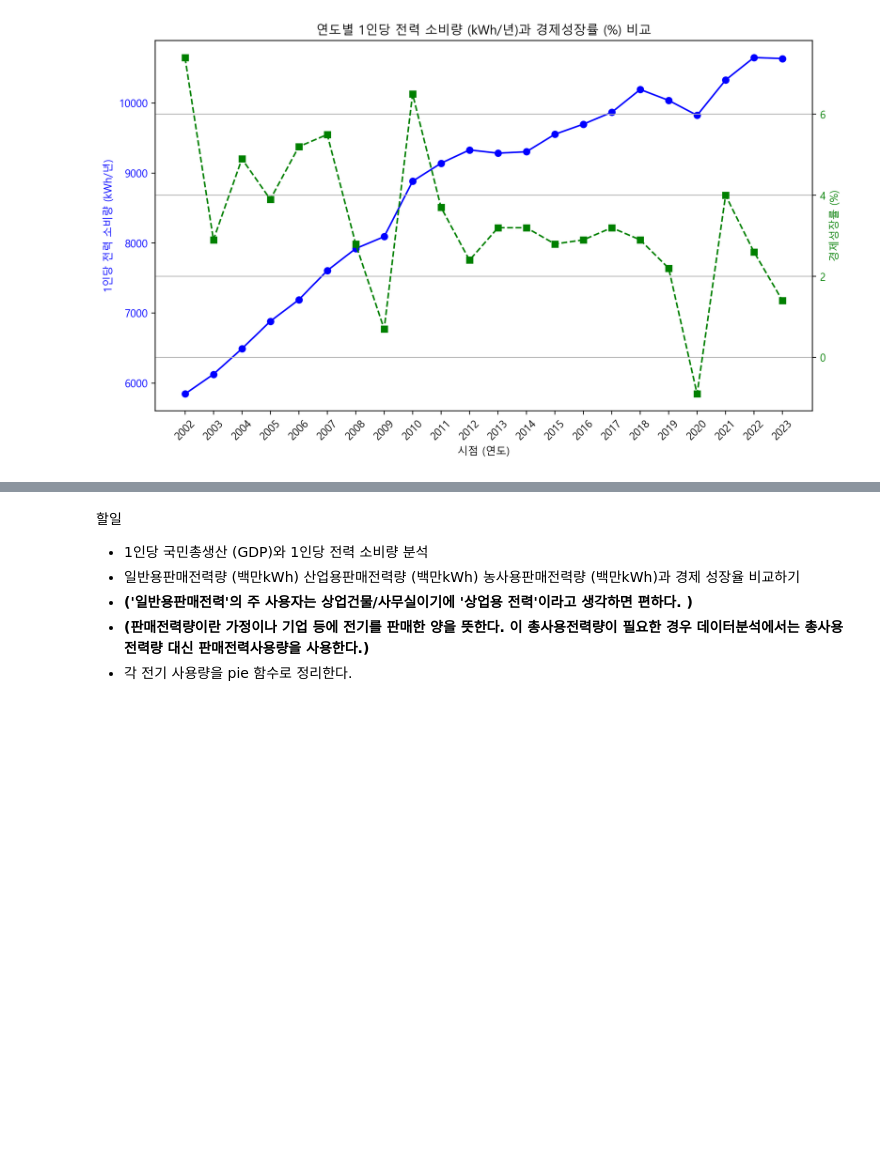
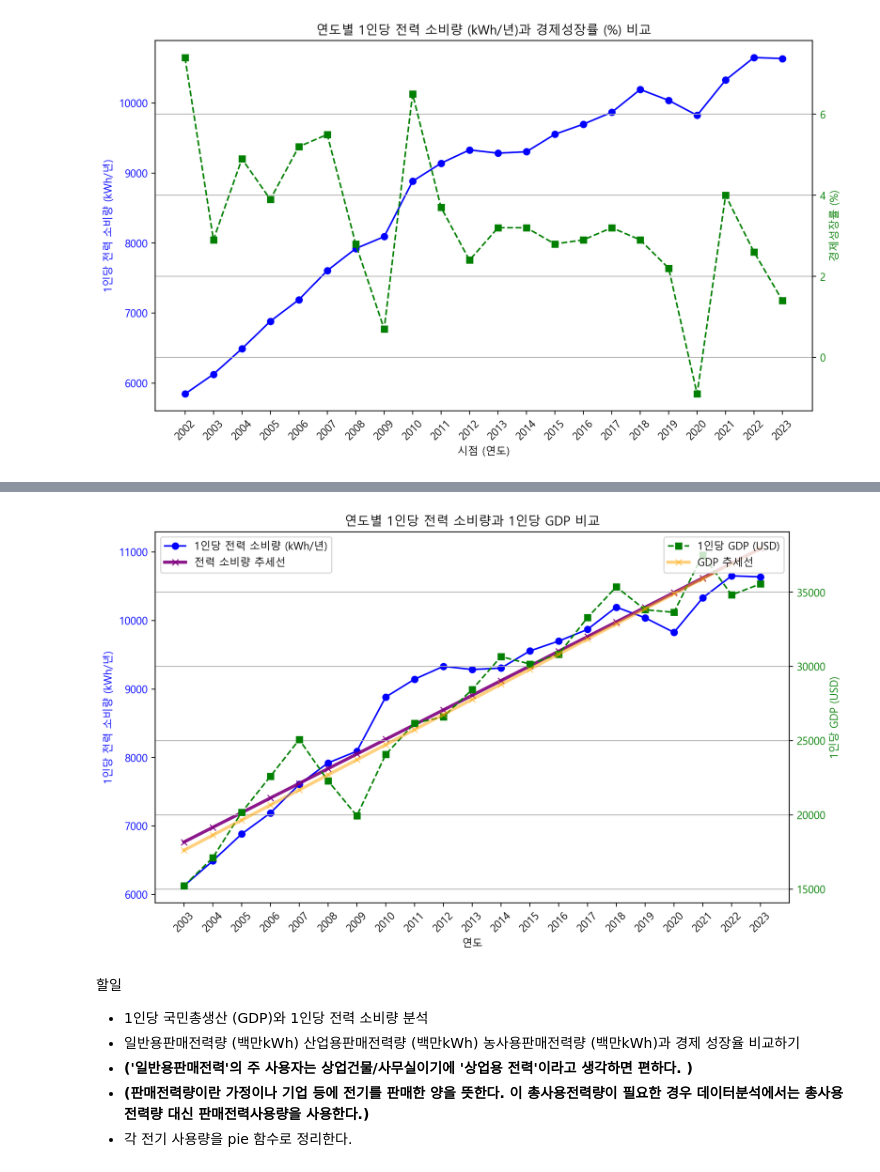
Before and after one commit to uro12/DA-4, a Jupyter notebook: 04조_분석조.ipynb, the cells around one changed output, grey strips where cells are left out. Drawn from its saved outputs; the diff is of its cells as text; code cells hidden in the pictures; blank space fills up the shorter version.

```diff
--- a/04조_분석조.ipynb
+++ b/04조_분석조.ipynb
@@ -185,3 +252,82 @@ plt.show()
+# %%
+import csv
+import matplotlib.pyplot as plt
+import numpy as np  # numpy 임포트 추가
+
+# '1인당_국내총생산__당해년가격.csv' 파일을 열고 데이터 읽기
+gdp_file = '1인당_국내총생산__당해년가격2.csv'
+power_file = '연도별_전력수급_실적.csv'
+
+# GDP 데이터 읽기
+gdp_data = {}
+f = open(gdp_file, encoding='cp949')  # 파일 열기
+data = csv.reader(f)
+header = next(data)  # 첫 번째 줄(헤더) 건너뛰기
+for row in data:
+    if row[0] == '대한민국':  # 대한민국 데이터만 사용
+        for year, value in zip(header[2:], row[2:]):  # GDP 값이 세 번째 열부터 시작
+            gdp_data[year] = float(value)
+f.close()  # 파일 닫기
+
+# 전력 소비량 데이터 읽기
+power_data = {}
+f = open(power_file, encoding='cp949')  # 파일 열기
+data = csv.reader(f)
+header = next(data)  # 첫 번째 줄(헤더) 건너뛰기
+for row in data:
+    year = row[0]
+    if year in gdp_data:  # GDP 데이터에 있는 연도만 포함
+        power_data[year] = float(row[-1])  # '인구1인당전력소비량 (kWh/년)' 열 사용
+f.close()  # 파일 닫기
+
+# 공통 연도 추출
+years = sorted(set(gdp_data.keys()) & set(power_data.keys()))
+gdp_values = [gdp_data[year] for year in years]
+power_values = [power_data[year] for year in years]
+
+# 시각화를 위한 두 개의 서브플롯 생성
+fig, ax1 = plt.subplots(figsize=(10, 6))
+
+# 첫 번째 그래프: 1인당 전력 소비량
+ax1.plot(years, power_values, marker='o', color='b', label='1인당 전력 소비량 (kWh/년)')
+ax1.set_xlabel('연도')
+ax1.set_ylabel('1인당 전력 소비량 (kWh/년)', color='b')
+ax1.tick_params(axis='y', labelcolor='b')
+
+# x축의 tick 위치를 설정 (set_ticks 호출)
+ax1.set_xticks(range(len(years)))  # x축 위치 설정
+ax1.set_xticklabels(years, rotation=45)  # x축 레이블 설정
+
+# 두 번째 y축을 사용하여 1인당 GDP 그래프 추가
+ax2 = ax1.twinx()
+ax2.plot(years, gdp_values, marker='s', color='g', linestyle='--', label='1인당 GDP (USD)')
+ax2.set_ylabel('1인당 GDP (USD)', color='g')  # 1인당 GDP의 y축 레이블을 오른쪽으로 이동
+ax2.tick_params(axis='y', labelcolor='g')
+
+# 추세선 추가 (선형 회귀)
+# 1인당 전력 소비량에 대한 추세선
+power_slope, power_intercept = np.polyfit(range(len(years)), power_values, 1)  # 1차원 선형 회귀
+power_trend = np.polyval([power_slope, power_intercept], range(len(years)))
+ax1.plot(years, power_trend, color='purple', linestyle='-', linewidth=3, label='전력 소비량 추세선', marker='x', alpha=0.9)
+
+# 1인당 GDP에 대한 추세선
+gdp_slope, gdp_intercept = np.polyfit(range(len(years)), gdp_values, 1)  # 1차원 선형 회귀
+gdp_trend = np.polyval([gdp_slope, gdp_intercept], range(len(years)))
+ax2.plot(years, gdp_trend, color='orange', linestyle='-', linewidth=3, label='GDP 추세선', marker='x', alpha=0.5)
+
+# 타이틀 추가
+plt.title('연도별 1인당 전력 소비량과 1인당 GDP 비교')
+
+# 범례 추가
+ax1.legend(loc='upper left')
+ax2.legend(loc='upper right')
+
+# 그래프 출력
+fig.tight_layout()  # 레이아웃 조정
+plt.grid(True)
+plt.show()
+# %% [output]
+[figure, added]
 # %% [markdown]
 할일
 - 1인당 국민총생산 (GDP)와 1인당 전력 소비량 분석
```
Also changed, not shown: parts of 3 cells of this notebook.
